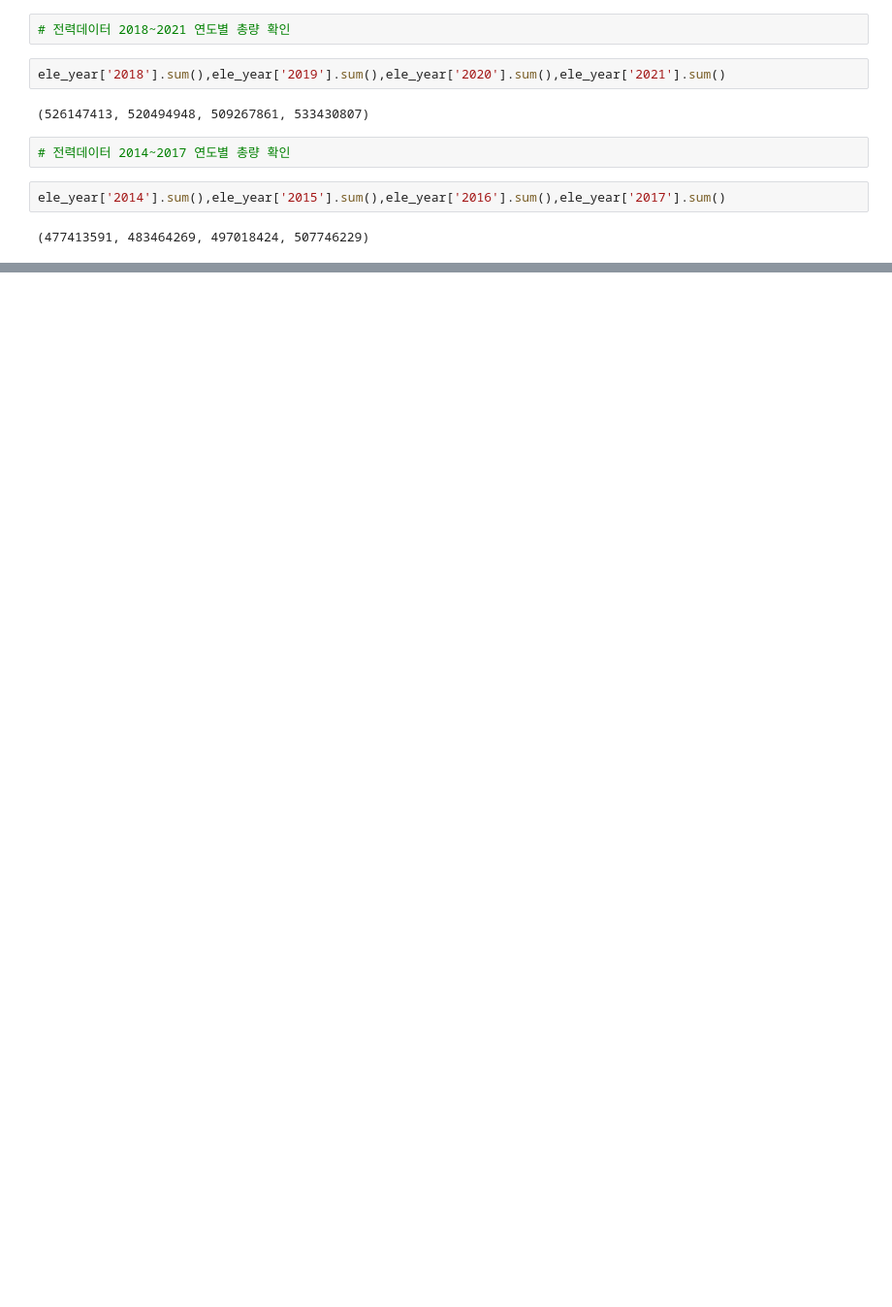
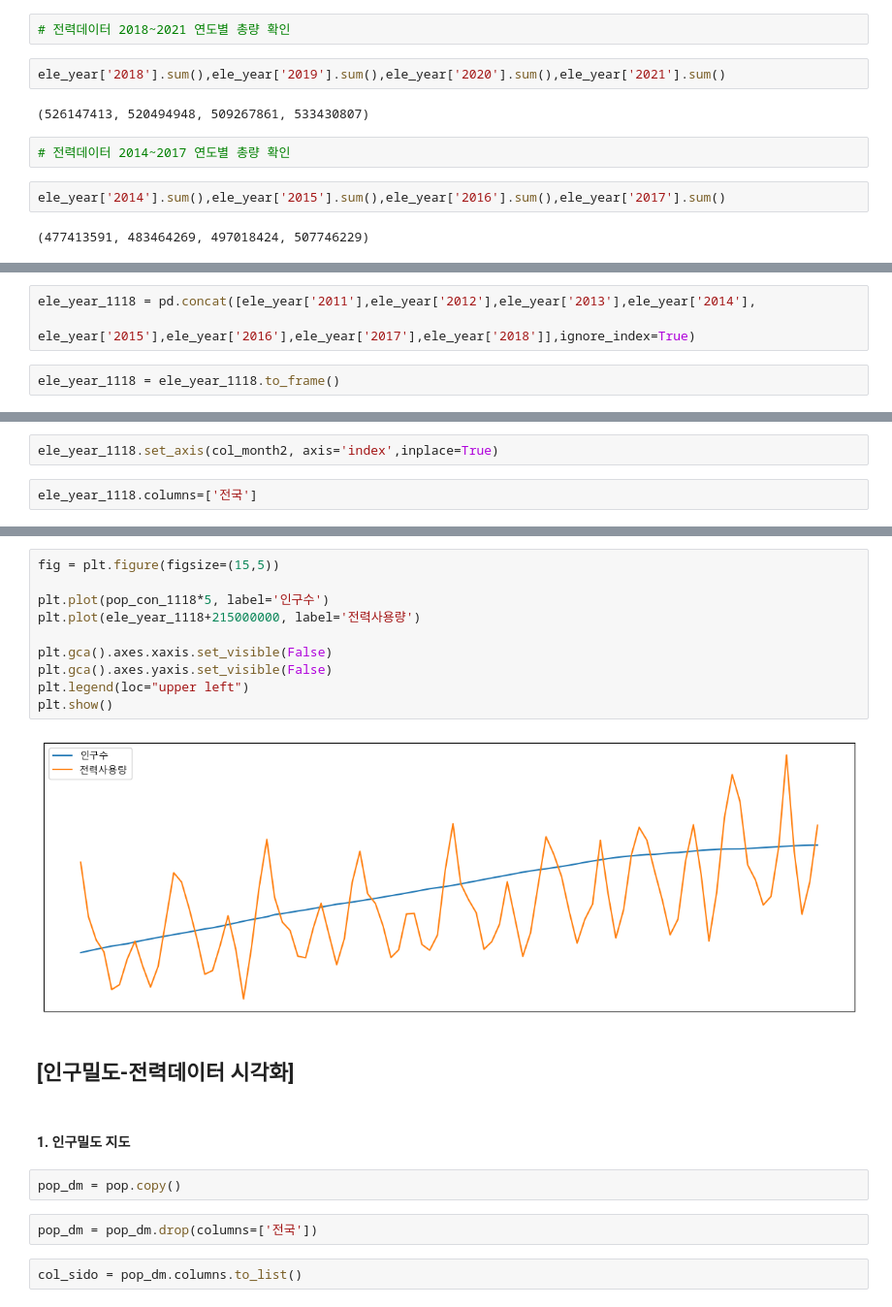
Before and after one commit to ThatHomr/project_2, a Jupyter notebook: project_2_file/ay_sprint2/pop_d.ipynb, the cells around one changed output, grey strips where cells are left out. Shown at 97% size. Cells and saved outputs as stored; diff of their text form; blank space fills up the shorter version.

```diff
--- a/project_2_file/ay_sprint2/pop_d.ipynb
+++ b/project_2_file/ay_sprint2/pop_d.ipynb
@@ -821,0 +881,5 @@ ele_year['2014'].sum(),ele_year['2015'].sum(),ele_year['2016'].sum(),ele_year['2
+# %%
+ele_year_1118 = pd.concat([ele_year['2011'],ele_year['2012'],ele_year['2013'],ele_year['2014'],
+                           ele_year['2015'],ele_year['2016'],ele_year['2017'],ele_year['2018']],ignore_index=True)
+# %%
+ele_year_1118 = ele_year_1118.to_frame()
@@ -821,0 +902,4 @@ ele_year['2014'].sum(),ele_year['2015'].sum(),ele_year['2016'].sum(),ele_year['2
+# %%
+ele_year_1118.set_axis(col_month2, axis='index',inplace=True)
+# %%
+ele_year_1118.columns=['전국']
@@ -821,0 +922,22 @@ ele_year['2014'].sum(),ele_year['2015'].sum(),ele_year['2016'].sum(),ele_year['2
+# %%
+fig = plt.figure(figsize=(15,5))
+
+plt.plot(pop_con_1118*5, label='인구수')
+plt.plot(ele_year_1118+215000000, label='전력사용량')
+
+plt.gca().axes.xaxis.set_visible(False)
+plt.gca().axes.yaxis.set_visible(False)
+plt.legend(loc="upper left")
+plt.show()
+# %% [output]
+[figure, added]
+# %% [markdown]
+## [인구밀도-전력데이터 시각화]
+# %% [markdown]
+#### 1. 인구밀도 지도
+# %%
+pop_dm = pop.copy()
+# %%
+pop_dm = pop_dm.drop(columns=['전국'])
+# %%
+col_sido = pop_dm.columns.to_list()
```
Also changed, not shown: parts of 21 cells of this notebook, 8 other files.
